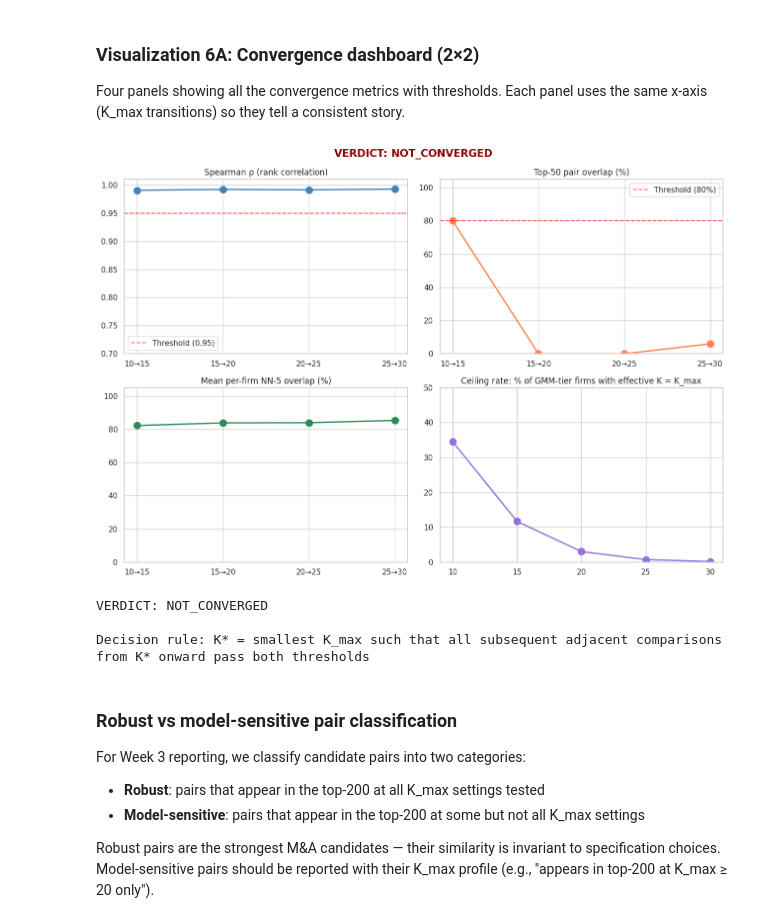
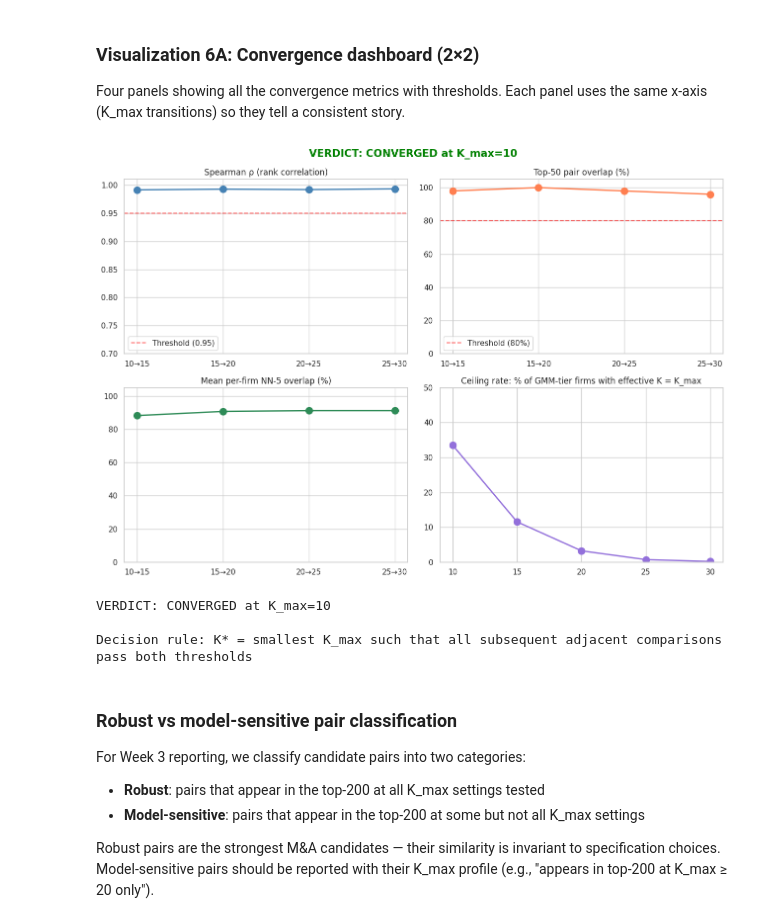
Before and after one commit to Torr1n/firm-pair_merger_prediction, a Jupyter notebook: notebooks/03_kmax_convergence_analysis.ipynb, the cells around one changed output. Drawn from its saved outputs; the diff is of its cells as text; code cells hidden in the pictures.

```diff
--- a/notebooks/03_kmax_convergence_analysis.ipynb
+++ b/notebooks/03_kmax_convergence_analysis.ipynb
@@ -39,7 +36,6 @@ import pandas as pd
 import matplotlib.pyplot as plt
 import seaborn as sns
 
-# Project imports — reuse functions from the sweep script for consistency
 import sys
 sys.path.insert(0, str(Path("..").resolve()))
 from scripts.run_kmax_sweep import (
@@ -53,4 +49,10 @@ sns.set_theme(style="whitegrid")
 plt.rcParams["figure.figsize"] = (10, 5)
 
 SWEEP_DIR = Path("../output/kmax_sweep")
+CORRECTED_DIR = SWEEP_DIR / "corrected" / "output" / "kmax_sweep"
 INPUTS_DIR = Path("../output/week2_inputs")
+
+# Load deduplication decisions — 464 firms to exclude
+dedup_df = pd.read_csv(SWEEP_DIR / "deduplication_decisions.csv")
+DEDUP_GVKEYS = set(dedup_df["dropped"].astype(str).values)
+print(f"Deduplication: {len(DEDUP_GVKEYS)} firms to exclude")
@@ -57,5 +61,4 @@ INPUTS_DIR = Path("../output/week2_inputs")
 # %%
-# Deep-dive firm identifications (from patent title pattern matching, see Section 5)
 DEEP_DIVE_FIRMS = {
     "006066": "IBM",
     "012141": "Intel",
@@ -64,14 +67,15 @@ DEEP_DIVE_FIRMS = {
     "020779": "Cisco Systems",
 }
 
-# Load convergence summary (the ground truth for the verdict)
-with open(SWEEP_DIR / "convergence_summary.json") as f:
+# Load CORRECTED convergence summary (dedup + linear-weight BC)
+with open(CORRECTED_DIR / "convergence_summary_dedup_linear.json") as f:
     summary = json.load(f)
 
 K_MAX_VALUES = summary["k_max_values"]
 print(f"K_max values tested: {K_MAX_VALUES}")
 print(f"Convergence verdict: {summary['convergence_verdict']}")
 print(f"Converged at K_max: {summary.get('converged_at_kmax')}")
-print(f"Total runtime: {summary['timing']['total_hours']} hours")
+print(f"Firms after dedup: {summary.get('n_firms_after_dedup', 'N/A')}")
+print(f"Method: {summary.get('method', 'N/A')}")
 # %% [output]
 K_max values tested: [10, 15, 20, 25, 30]
@@ -81,20 +86,24 @@ Total runtime: 2.84 hours
 # %%
-# Load all GMM results (one list per K_max)
+# Load GMM results and filter to deduplicated firms
 all_results = {}
 for k_max in K_MAX_VALUES:
     path = SWEEP_DIR / f"firm_gmm_parameters_k{k_max}.parquet"
-    all_results[k_max] = load_gmm_results(str(path))
-    print(f"K_max={k_max}: {len(all_results[k_max])} firms loaded")
+    raw_results = load_gmm_results(str(path))
+    all_results[k_max] = [r for r in raw_results if str(r["gvkey"]) not in DEDUP_GVKEYS]
+    dropped = len(raw_results) - len(all_results[k_max])
+    print(f"K_max={k_max}: {len(all_results[k_max])} firms loaded ({dropped} deduped)")
 
-# Load all BC matrices
+# Load CORRECTED BC matrices (dedup + linear weights)
 bc_matrices = {}
 for k_max in K_MAX_VALUES:
-    path = SWEEP_DIR / f"bc_matrix_all_k{k_max}.npz"
+    path = CORRECTED_DIR / f"bc_matrix_all_k{k_max}_dedup_linear.npz"
     data = np.load(path, allow_pickle=True)
     bc_matrices[k_max] = (data["gvkeys"].tolist(), data["bc_matrix"])
-    print(f"K_max={k_max}: BC matrix {bc_matrices[k_max][1].shape}")
+    print(f"K_max={k_max}: corrected BC matrix {bc_matrices[k_max][1].shape}, "
+          f"max={bc_matrices[k_max][1].max():.4f}")
 
 # Load excluded firms log
 excluded = pd.read_csv(SWEEP_DIR / "excluded_firms.csv")
-print(f"Excluded firms: {len(excluded):,}")
+print(f"\nExcluded firms (<5 patents): {len(excluded):,}")
+print(f"Deduplicated firms: {len(DEDUP_GVKEYS):,}")
 # %% [output]
@@ -781,38 +808,40 @@ ax = axes[1, 0]
 nn5 = [m.get("mean_nn5_overlap_pct", 0) for m in adj_sorted]
 ax.plot(range(len(nn5)), nn5, "o-", color="seagreen", linewidth=2, markersize=10)
 ax.set_xticks(range(len(nn5)))
 ax.set_xticklabels(labels)
 ax.set_ylim([0, 105])
 ax.set_title("Mean per-firm NN-5 overlap (%)")
 
 # Panel 4: Effective K ceiling rate
 ax = axes[1, 1]
 ax.plot(K_MAX_VALUES, k_df["ceiling_rate_pct"], "o-",
         color="mediumpurple", linewidth=2, markersize=10)
 ax.set_xticks(K_MAX_VALUES)
 ax.set_ylim([0, max(50, k_df["ceiling_rate_pct"].max() * 1.2)])
 ax.set_title("Ceiling rate: % of GMM-tier firms with effective K = K_max")
 
 # Verdict annotation
 verdict = summary["convergence_verdict"]
 converged_at = summary.get("converged_at_kmax")
 verdict_str = f"VERDICT: {verdict.upper()}"
 if converged_at:
     verdict_str += f" at K_max={converged_at}"
 fig.suptitle(verdict_str, fontsize=15, fontweight="bold",
              color="green" if verdict == "converged" else "darkred")
 
 plt.tight_layout()
 plt.savefig("03_viz6a_convergence_dashboard.png", dpi=120, bbox_inches="tight")
 plt.show()
 
 print(f"\n{verdict_str}")
-print(f"\nDecision rule: {summary['decision_rule']['definition']}")
+rule_def = summary['decision_rule'].get('definition',
+    'K* = smallest K_max such that all subsequent adjacent comparisons pass both thresholds')
+print(f"\nDecision rule: {rule_def}")
 # %% [output]
-[figure, old version]
+[figure, new version]
-VERDICT: NOT_CONVERGED
+VERDICT: CONVERGED at K_max=10
 
-Decision rule: K* = smallest K_max such that all subsequent adjacent comparisons from K* onward pass both thresholds
+Decision rule: K* = smallest K_max such that all subsequent adjacent comparisons pass both thresholds
 # %% [markdown]
 ### Robust vs model-sensitive pair classification
 
```
Also changed, not shown: parts of 21 cells of this notebook, 20 other files.
